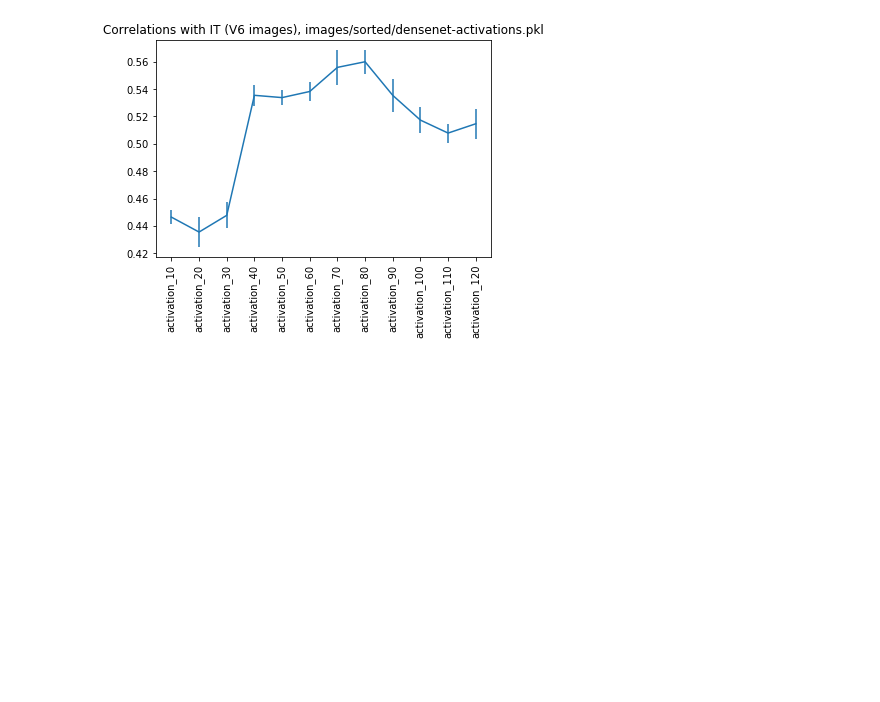
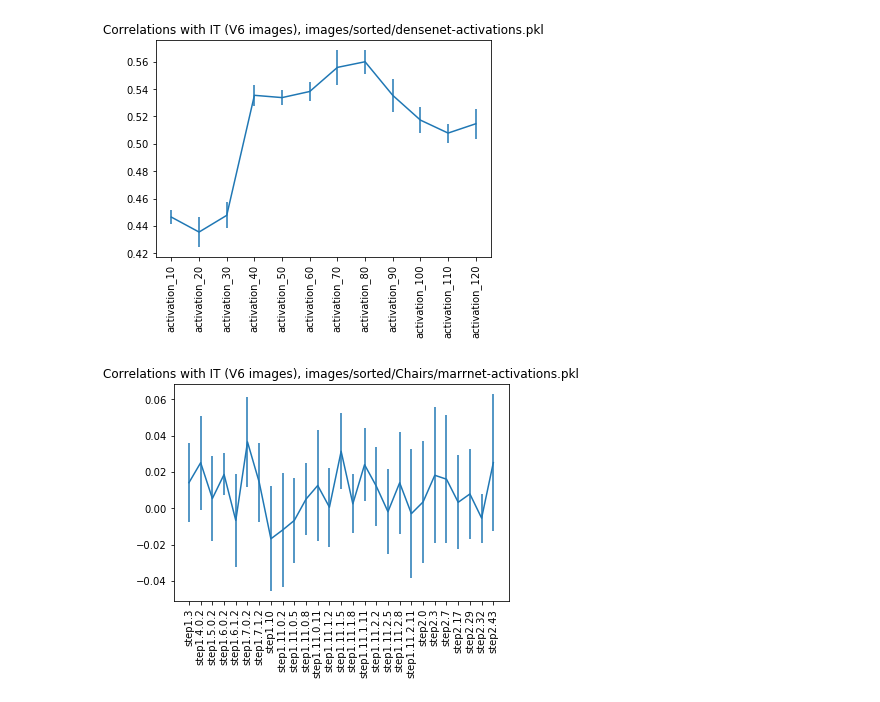
Before and after one commit to mschrimpf/neural-nlp, a Jupyter notebook: plot.ipynb, the cells around one changed output. Saved outputs shown, nothing was run; the diff lists cells and outputs as text; code cells hidden in the pictures; blank space fills up the shorter version.

Commit message:
add MarrNet chair correlations

```diff
--- a/plot.ipynb
+++ b/plot.ipynb
@@ -27,3 +27,7 @@ plot_layer_correlations('/mnt/c/Users/Martin/workspaces/dicarlo/decomposition/im
 plot_layer_correlations('/mnt/c/Users/Martin/workspaces/dicarlo/decomposition/images/sorted/densenet-activations-correlations.pkl')
 # %% [output]
 [figure]
+# %%
+plot_layer_correlations('/mnt/c/Users/Martin/workspaces/dicarlo/decomposition/images/sorted/Chairs/marrnet-activations-correlations-region_IT-variance_V6.pkl')
+# %% [output]
+[figure, added]
```
